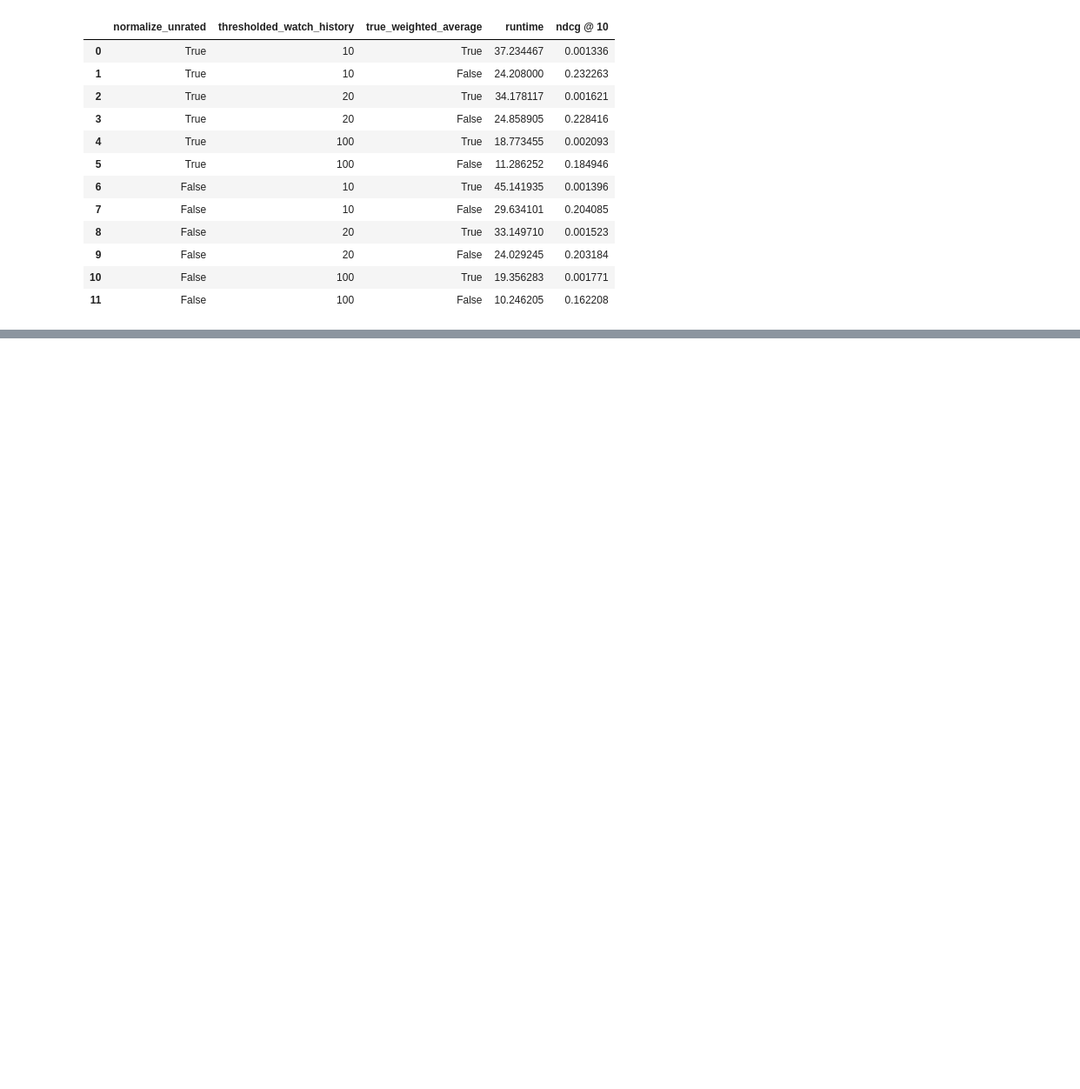
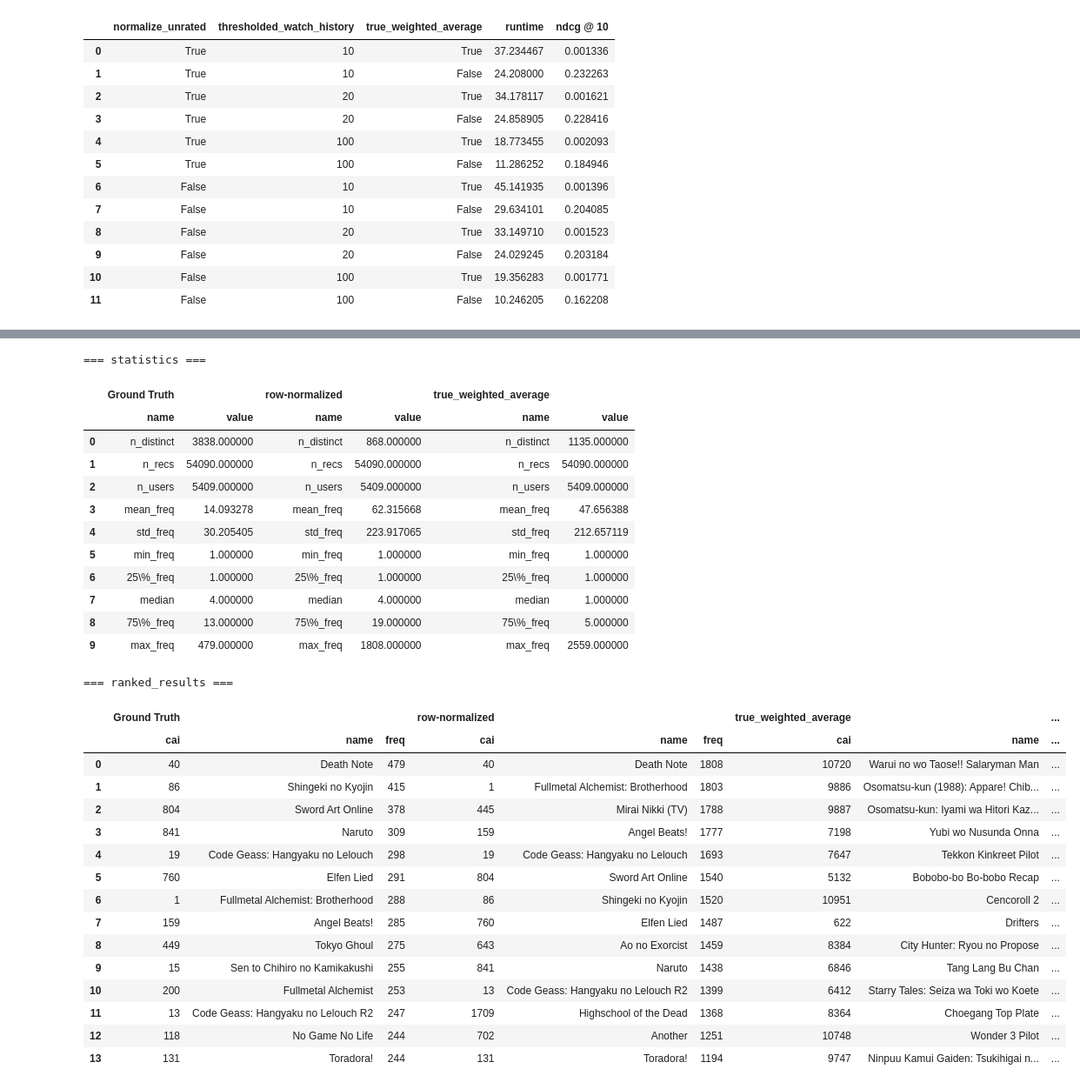
Before and after one commit to JamesZhao01/CMU_10718, a Jupyter notebook: src/jaccard_recommender/recommender_experiments.ipynb, the cells around one changed output, grey strips where cells are left out. Shown at 87% size. Cells and saved outputs as stored; diff of their text form; code cells hidden in the pictures; blank space fills up the shorter version.

```diff
--- a/src/jaccard_recommender/recommender_experiments.ipynb
+++ b/src/jaccard_recommender/recommender_experiments.ipynb
@@ -68,10 +39,8 @@ Percentage Zeroes: 0.41
 data = [list(k) + list(v) for k, v in results.items()]
 df = pd.DataFrame(
     data,
-    columns=[
-        "normalize_unrated",
-        "thresholded_watch_history",
-        "true_weighted_average",
+    columns=parameter_names
+    + [
         "runtime",
         "ndcg @ 10",
     ],
@@ -91,13 +60,3 @@ display(df)
 | 9 | False | 20 | False | 24.029245 | 0.203184 |
 | 10 | False | 100 | True | 19.356283 | 0.001771 |
 | 11 | False | 100 | False | 10.246205 | 0.162208 |
-# %%
-options = {
-    "normalize_unrated": True,
-    "thresholded_watch_history": 20,
-    "true_weighted_average": True,
-}
-recommender = JaccardRecommender(data_path, output_path, **options)
-recommender.build_matrix()
-runtime, ndcg = recommender.inference()
-print(runtime, ndcg)
@@ -112,0 +63,20 @@ float64
+# %%
+options_1 = {
+    "normalize_unrated": True,
+    "thresholded_watch_history": 20,
+    "true_weighted_average": False,
+    "sim_matrix_normalization": "row",
+}
+recommender_1 = JaccardRecommender(data_path, output_path, **options_1)
+recommender_1.build_matrix()
+runtime, ndcg = recommender_1.inference()
+
+options_2 = {
+    "normalize_unrated": True,
+    "thresholded_watch_history": 20,
+    "true_weighted_average": True,
+    "sim_matrix_normalization": "none",
+}
+recommender_2 = JaccardRecommender(data_path, output_path, **options_2)
+recommender_2.build_matrix()
+runtime, ndcg = recommender_2.inference()
@@ -112,0 +172,33 @@ float64
+# %%
+analysis([recommender_1, recommender_2], ["row-normalized", "true_weighted_average"])
+# %% [output]
+=== statistics ===
+|  | Ground Truth |  | row-normalized |  | true_weighted_average |  |
+|  | name | value | name | value | name | value |
+| 0 | n_distinct | 3838.000000 | n_distinct | 868.000000 | n_distinct | 1135.000000 |
+| 1 | n_recs | 54090.000000 | n_recs | 54090.000000 | n_recs | 54090.000000 |
+| 2 | n_users | 5409.000000 | n_users | 5409.000000 | n_users | 5409.000000 |
+| 3 | mean_freq | 14.093278 | mean_freq | 62.315668 | mean_freq | 47.656388 |
+| 4 | std_freq | 30.205405 | std_freq | 223.917065 | std_freq | 212.657119 |
+| 5 | min_freq | 1.000000 | min_freq | 1.000000 | min_freq | 1.000000 |
+| 6 | 25\%_freq | 1.000000 | 25\%_freq | 1.000000 | 25\%_freq | 1.000000 |
+| 7 | median | 4.000000 | median | 4.000000 | median | 1.000000 |
+| 8 | 75\%_freq | 13.000000 | 75\%_freq | 19.000000 | 75\%_freq | 5.000000 |
+| 9 | max_freq | 479.000000 | max_freq | 1808.000000 | max_freq | 2559.000000 |
+=== ranked_results ===
+|  | Ground Truth |  |  | row-normalized |  |  | true_weighted_average |  | ... |
+|  | cai | name | freq | cai | name | freq | cai | name | ... |
+| 0 | 40 | Death Note | 479 | 40 | Death Note | 1808 | 10720 | Warui no wo Taose!! Salaryman Man | ... |
+| 1 | 86 | Shingeki no Kyojin | 415 | 1 | Fullmetal Alchemist: Brotherhood | 1803 | 9886 | Osomatsu-kun (1988): Appare! Chib... | ... |
+| 2 | 804 | Sword Art Online | 378 | 445 | Mirai Nikki (TV) | 1788 | 9887 | Osomatsu-kun: Iyami wa Hitori Kaz... | ... |
+| 3 | 841 | Naruto | 309 | 159 | Angel Beats! | 1777 | 7198 | Yubi wo Nusunda Onna | ... |
+| 4 | 19 | Code Geass: Hangyaku no Lelouch | 298 | 19 | Code Geass: Hangyaku no Lelouch | 1693 | 7647 | Tekkon Kinkreet Pilot | ... |
+| 5 | 760 | Elfen Lied | 291 | 804 | Sword Art Online | 1540 | 5132 | Bobobo-bo Bo-bobo Recap | ... |
+| 6 | 1 | Fullmetal Alchemist: Brotherhood | 288 | 86 | Shingeki no Kyojin | 1520 | 10951 | Cencoroll 2 | ... |
+| 7 | 159 | Angel Beats! | 285 | 760 | Elfen Lied | 1487 | 622 | Drifters | ... |
+| 8 | 449 | Tokyo Ghoul | 275 | 643 | Ao no Exorcist | 1459 | 8384 | City Hunter: Ryou no Propose | ... |
+| 9 | 15 | Sen to Chihiro no Kamikakushi | 255 | 841 | Naruto | 1438 | 6846 | Tang Lang Bu Chan | ... |
+| 10 | 200 | Fullmetal Alchemist | 253 | 13 | Code Geass: Hangyaku no Lelouch R2 | 1399 | 6412 | Starry Tales: Seiza wa Toki wo Koete | ... |
+| 11 | 13 | Code Geass: Hangyaku no Lelouch R2 | 247 | 1709 | Highschool of the Dead | 1368 | 8364 | Choegang Top Plate | ... |
+| 12 | 118 | No Game No Life | 244 | 702 | Another | 1251 | 10748 | Wonder 3 Pilot | ... |
+| 13 | 131 | Toradora! | 244 | 131 | Toradora! | 1194 | 9747 | Ninpuu Kamui Gaiden: Tsukihigai n... | ... |
```
Also changed, not shown: parts of 7 cells of this notebook, 7 other files.
